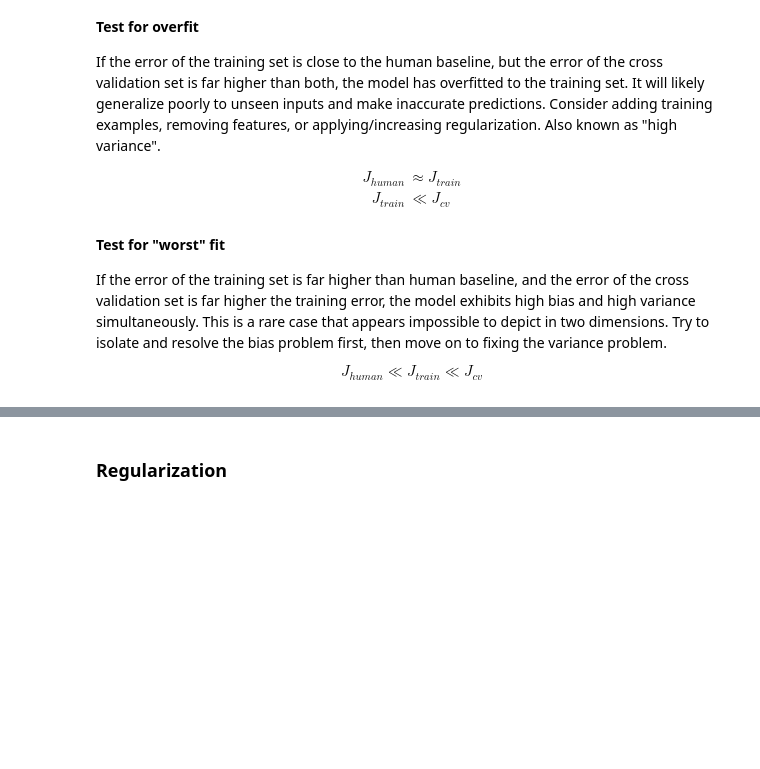
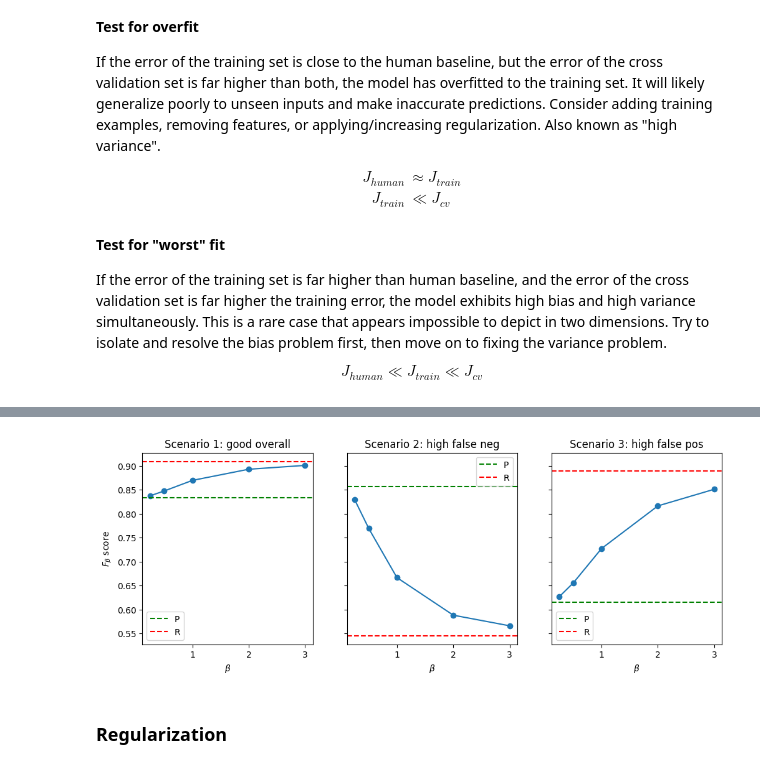
Before and after one commit to nickrusso42518/ml-qrg, a Jupyter notebook: ml_qrg.ipynb, the cells around one changed output, grey strips where cells are left out. Saved outputs shown, nothing was run; the diff lists cells and outputs as text; code cells hidden in the pictures; blank space fills up the shorter version.

Commit message:
fscore,p,r

```diff
--- a/ml_qrg.ipynb
+++ b/ml_qrg.ipynb
@@ -656,3 +721,29 @@ $$
+# %%
+scenario = np.array([[50, 10, 5, 35], [30, 5, 25, 40], [40, 25, 5, 30]])
+desc = ["good overall", "high false neg", "high false pos"]
+beta = np.array([0.25, 0.5, 1.0, 2.0, 3.0])
+
+def precision(tp, fp): return tp / (tp + fp)
+
+def recall(tp, fn): return tp / (tp + fn)
+
+def fbeta_score(P, R, B): return (1 + B**2) * ((P * R) / ((B**2 * P) + R))
+
+fig, ax = plt.subplots(nrows=1, ncols=len(scenario), sharey=True)
+fig.set_size_inches(12, 4)
+ax[0].set_ylabel(r"$F_{\beta}$ score")
+
+for i in range(len(scenario)):
+    P = precision(scenario[i, 0], scenario[i, 1])
+    R = recall(scenario[i, 0], scenario[i, 2])
+    fscore = np.array([fbeta_score(P, R, B) for B in beta])
+    ax[i].set_title(f"Scenario {i+1}: {desc[i]}")
+    ax[i].plot(beta, fscore, marker="o")
+    ax[i].axhline(y=P, color="green", linestyle="--", label="P")
+    ax[i].axhline(y=R, color="red", linestyle="--", label="R")
+    ax[i].set_xlabel(r"$\beta$"); ax[i].legend()
+# %% [output]
+[figure, added]
 # %% [markdown]
 ### Regularization
 # %% [markdown]
```
Also changed, not shown: parts of 1 cell of this notebook.
